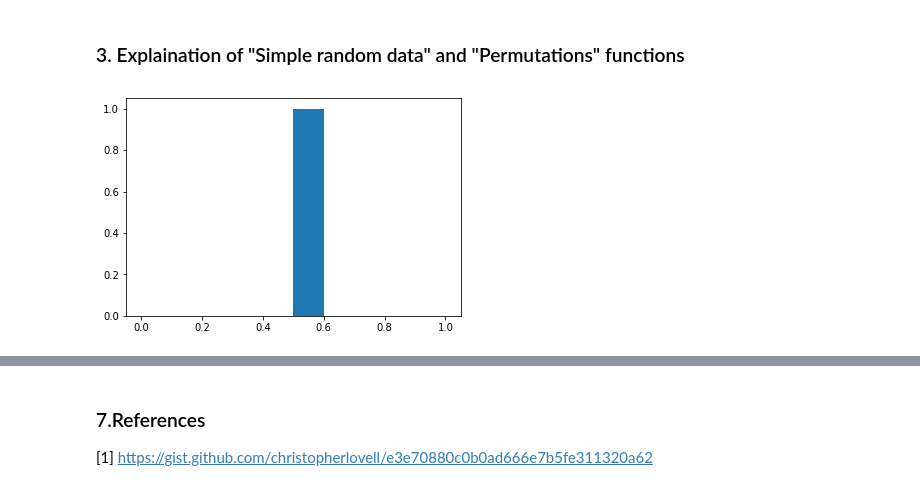
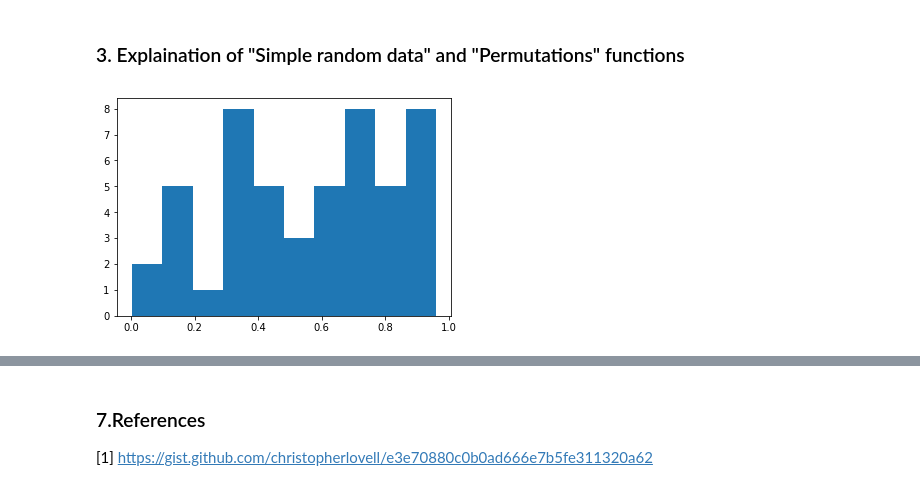
Before and after one commit to G00364756/52465---Programming-for-Data-Analysis---Assignments, a Jupyter notebook: Numpy Investigation.ipynb, the cells around one changed output, grey strips where cells are left out. Drawn from its saved outputs; the diff is of its cells as text; code cells hidden in the pictures.

```diff
--- a/Numpy Investigation.ipynb
+++ b/Numpy Investigation.ipynb
@@ -56,9 +52,14 @@ x = npr.rand(1)
-# %%
-%matplotlib inline
-
-import matplotlib.pyplot as plt
-
-plt.hist(x)
-plt.show()
-# %% [output]
-[figure, removed]
+# %%
+# Import "numpy" and "matplotlib" packages
+import numpy.random as np
+import matplotlib.pyplot as plt
+
+# "rand" function outputs random values using the uniform distribution for the probability of a value being selected.
+x = np.rand(50)
+
+%matplotlib inline
+
+plt.hist(x)
+plt.show()
+# %% [output]
+[figure, added]
```
Also changed, not shown: parts of 12 cells of this notebook.
